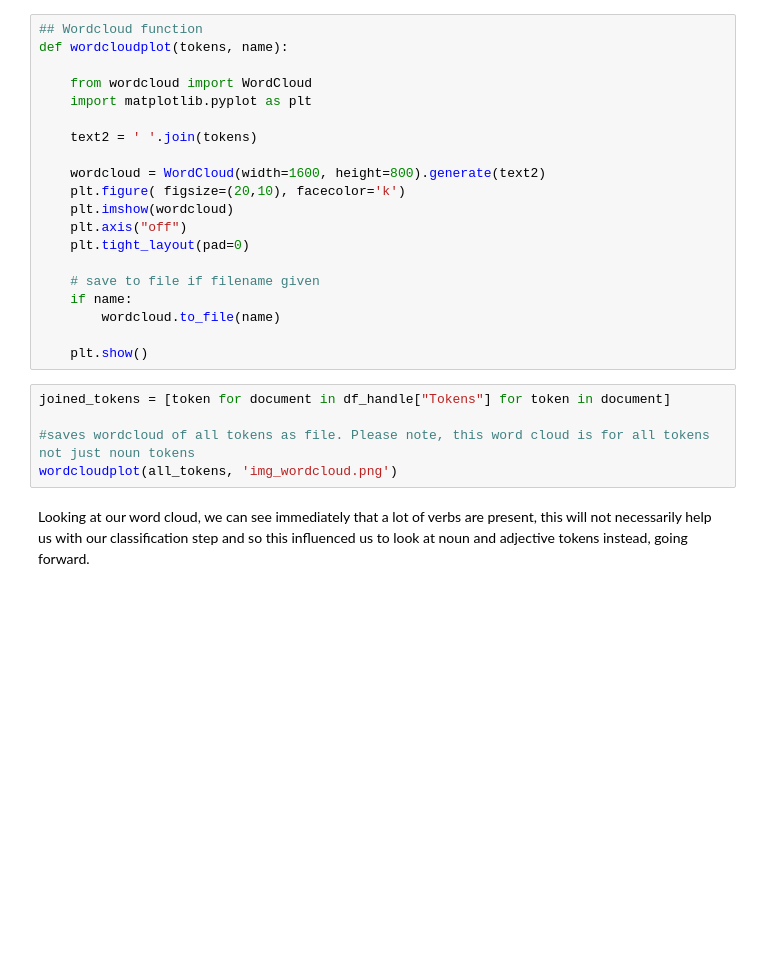
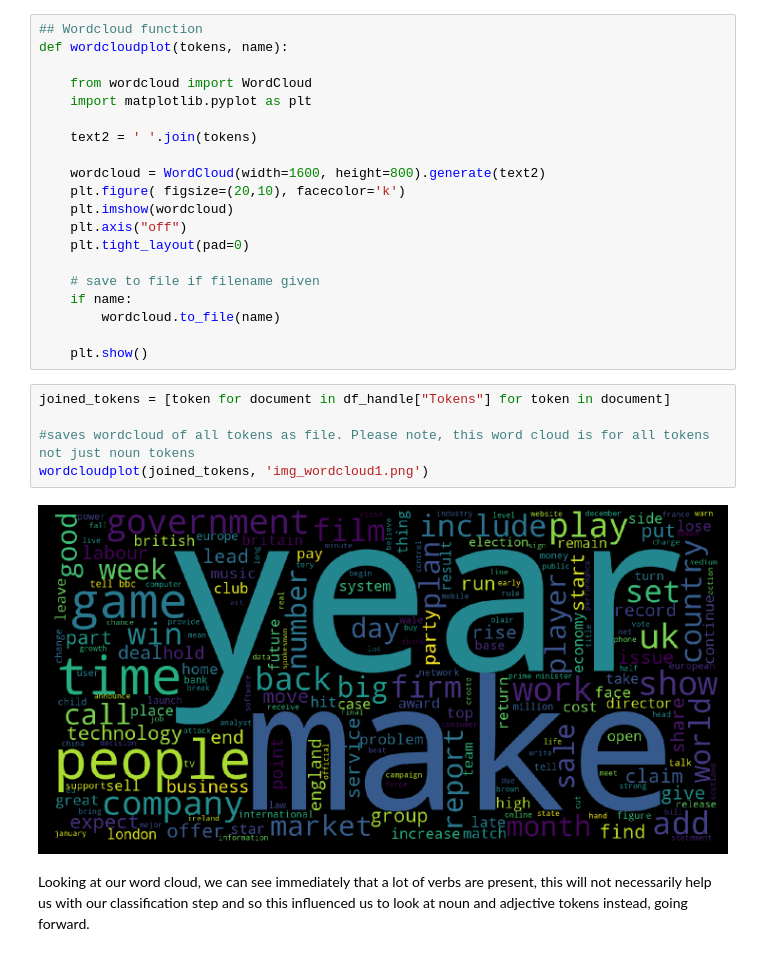
Before and after one commit to L-brierton/Text-Analytics-College-Project, a Jupyter notebook: Homework 2.ipynb, the cells around one changed output. Cells and saved outputs as stored; diff of their text form; blank space fills up the shorter version.

```diff
--- a/Homework 2.ipynb
+++ b/Homework 2.ipynb
@@ -221,7 +219,9 @@ def wordcloudplot(tokens, name):
 # %%
 joined_tokens = [token for document in df_handle["Tokens"] for token in document]
 
 #saves wordcloud of all tokens as file. Please note, this word cloud is for all tokens not just noun tokens
-wordcloudplot(all_tokens, 'img_wordcloud.png')
+wordcloudplot(joined_tokens, 'img_wordcloud1.png')
+# %% [output]
+[figure, added]
 # %% [markdown]
 Looking at our word cloud, we can see immediately that a lot of verbs are present, this will not necessarily help us with our classification step and so this influenced us to look at noun and adjective tokens instead, going forward.
```
Also changed, not shown: parts of 10 cells of this notebook.
